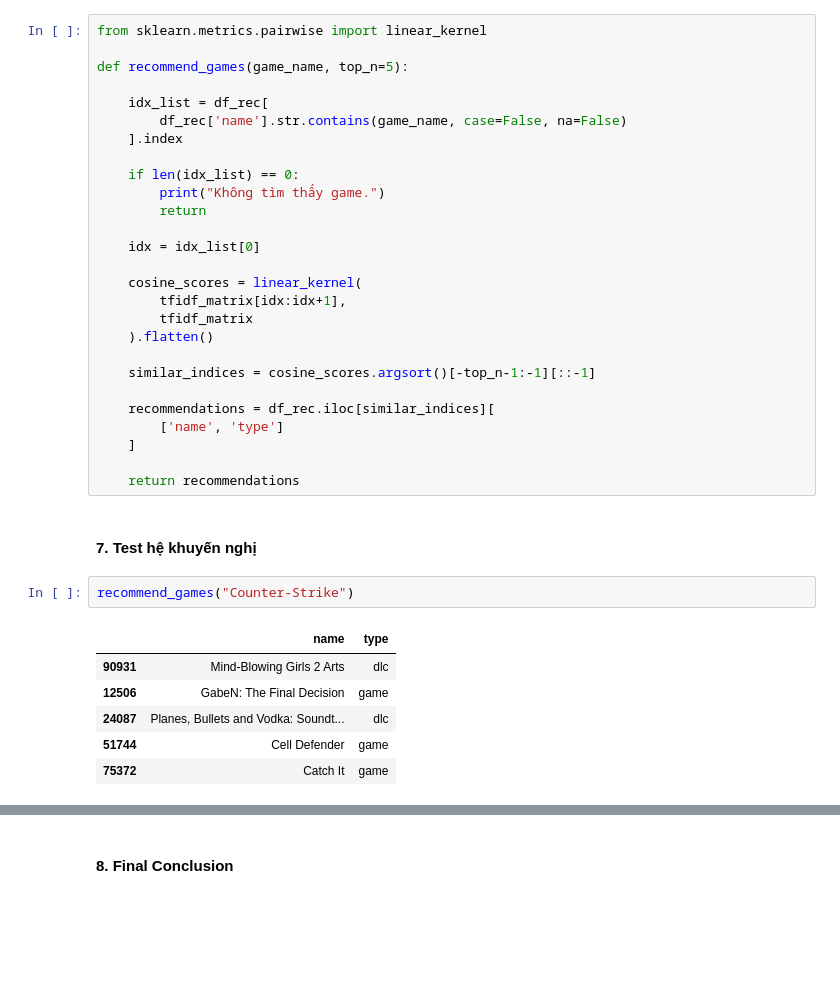
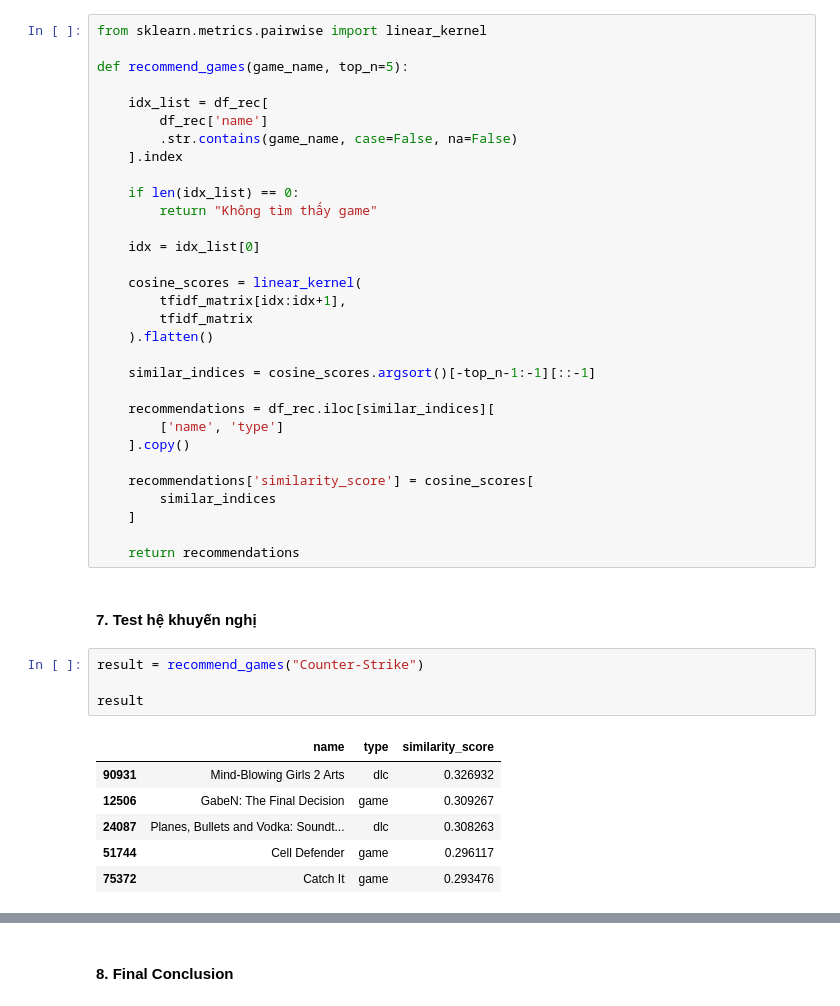
Before and after one commit to nthanhdung2k6ptit/steam-games-data-science, a Jupyter notebook: notebooks/08_recommentdation_system.ipynb, the cells around one changed output, grey strips where cells are left out. Drawn from its saved outputs; the diff is of its cells as text; blank space fills up the shorter version.

```diff
--- a/notebooks/08_recommentdation_system.ipynb
+++ b/notebooks/08_recommentdation_system.ipynb
@@ -90,12 +99,12 @@ from sklearn.metrics.pairwise import linear_kernel
 def recommend_games(game_name, top_n=5):
 
     idx_list = df_rec[
-        df_rec['name'].str.contains(game_name, case=False, na=False)
+        df_rec['name']
+        .str.contains(game_name, case=False, na=False)
     ].index
 
     if len(idx_list) == 0:
-        print("Không tìm thấy game.")
-        return
+        return "Không tìm thấy game"
 
     idx = idx_list[0]
 
@@ -108,17 +117,23 @@ def recommend_games(game_name, top_n=5):
 
     recommendations = df_rec.iloc[similar_indices][
         ['name', 'type']
+    ].copy()
+
+    recommendations['similarity_score'] = cosine_scores[
+        similar_indices
     ]
 
     return recommendations
 # %% [markdown]
 #### 7. Test hệ khuyến nghị
 # %%
-recommend_games("Counter-Strike")
+result = recommend_games("Counter-Strike")
+
+result
 # %% [output]
-|  | name | type |
-| 90931 | Mind-Blowing Girls 2 Arts | dlc |
-| 12506 | GabeN: The Final Decision | game |
-| 24087 | Planes, Bullets and Vodka: Soundt... | dlc |
-| 51744 | Cell Defender | game |
-| 75372 | Catch It | game |
+|  | name | type | similarity_score |
+| 90931 | Mind-Blowing Girls 2 Arts | dlc | 0.326932 |
+| 12506 | GabeN: The Final Decision | game | 0.309267 |
+| 24087 | Planes, Bullets and Vodka: Soundt... | dlc | 0.308263 |
+| 51744 | Cell Defender | game | 0.296117 |
+| 75372 | Catch It | game | 0.293476 |
```
Also changed, not shown: parts of 4 cells of this notebook.
